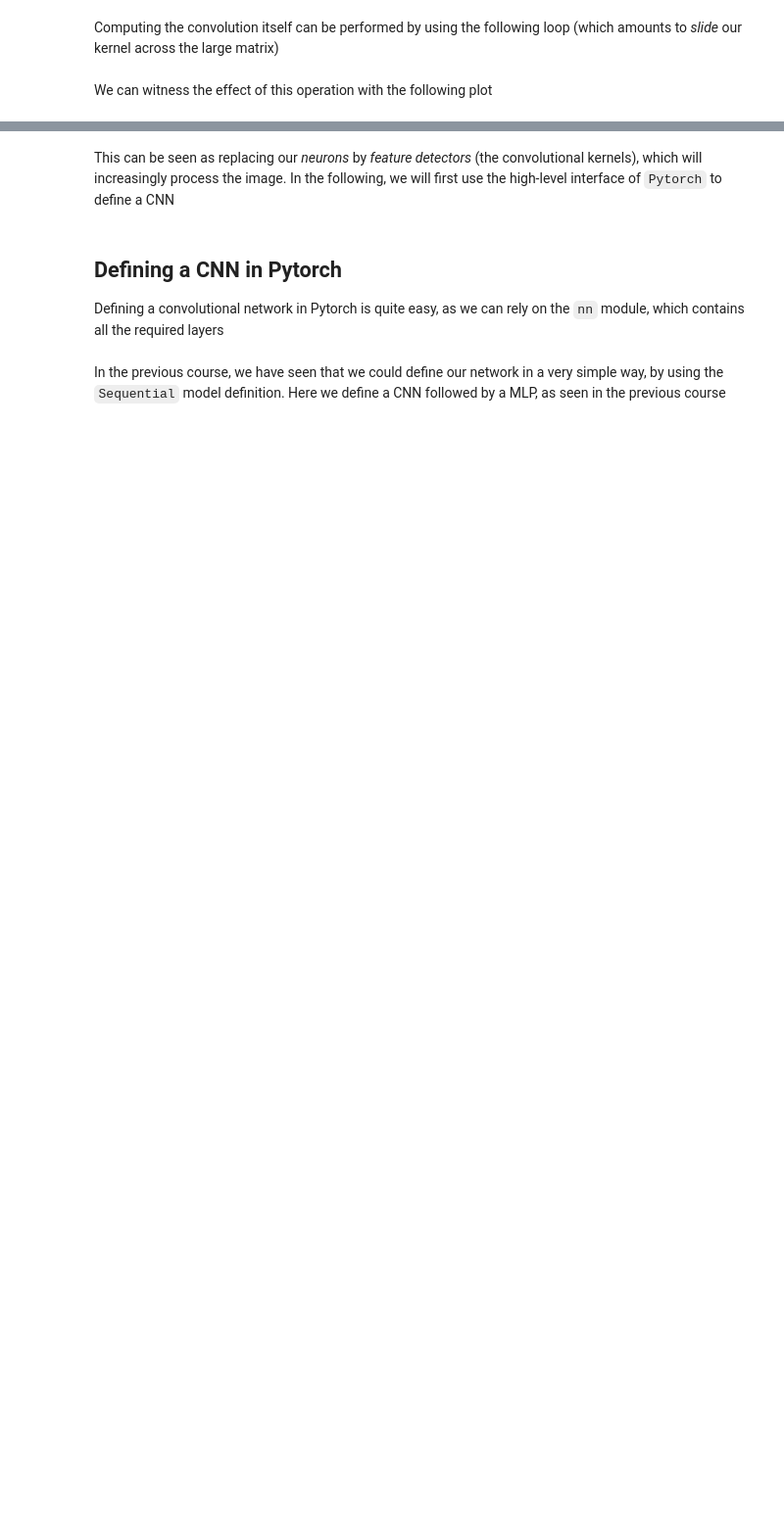
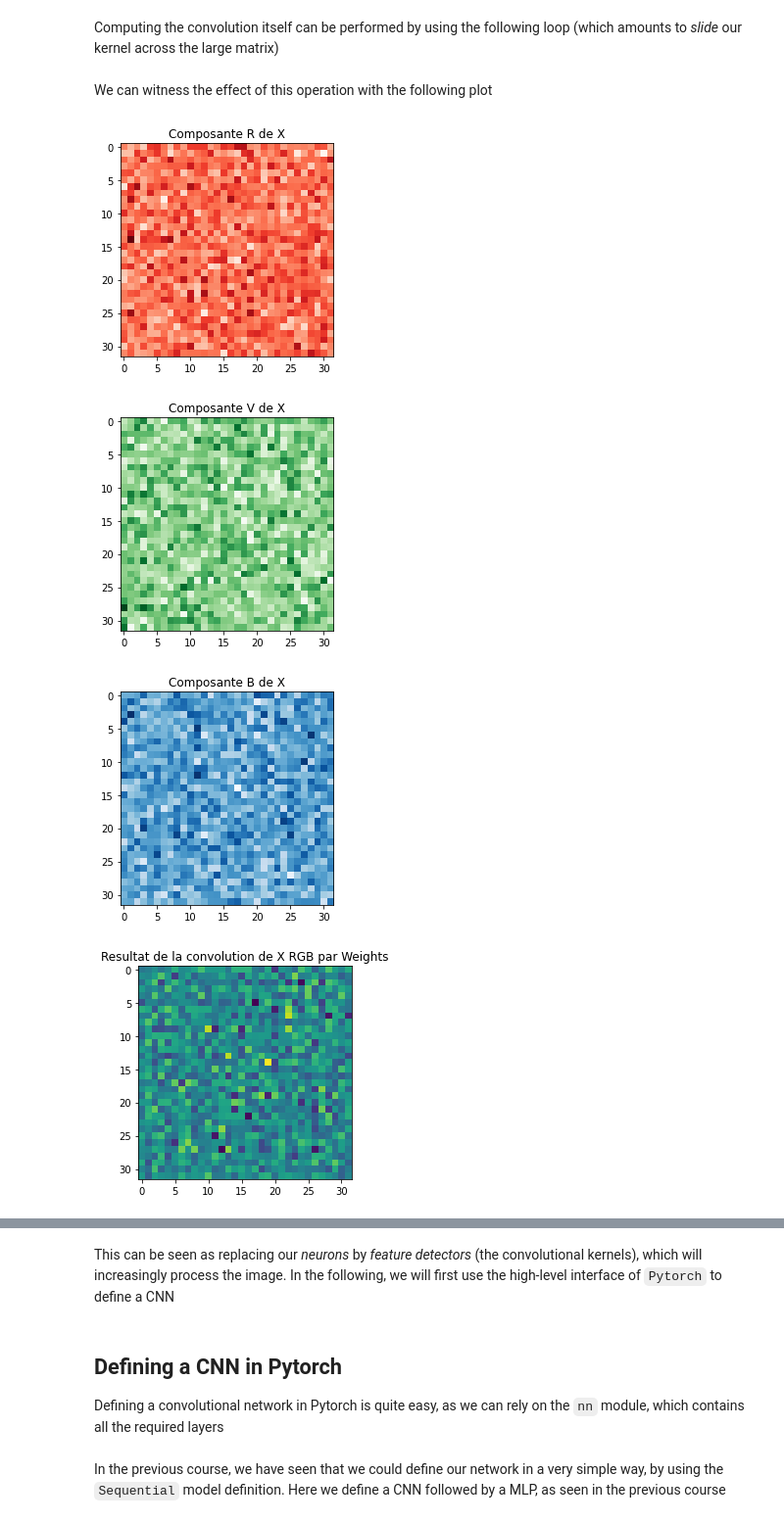
Before and after one commit to HugoAudas/Machine-Learning-ATIAM, a Jupyter notebook: 02b_advanced_networks.ipynb, the cells around one changed output, grey strips where cells are left out. Shown at 98% size. Cells and saved outputs as stored; diff of their text form; code cells hidden in the pictures; blank space fills up the shorter version.

```diff
--- a/02b_advanced_networks.ipynb
+++ b/02b_advanced_networks.ipynb
@@ -65,3 +61,24 @@ We can witness the effect of this operation with the following plot
+# %%
+import matplotlib.pyplot as plt
+
+plt.imshow(x[0],cmap='Reds')
+plt.title('Composante R de X')
+plt.show()
+plt.imshow(x[1],cmap='Greens')
+plt.title('Composante V de X')
+plt.show()
+plt.imshow(x[2],cmap='Blues')
+plt.title('Composante B de X')
+plt.show()
+
+plt.imshow(y[0])
+plt.title('Resultat de la convolution de X RGB par Weights')
+plt.show()
+# %% [output]
+[figure, added]
+[figure, added]
+[figure, added]
+[figure, added]
 # %% [markdown]
 ## Convolutional Neural Networks (CNN)
 
```
Also changed, not shown: parts of 6 cells of this notebook, 1 other file.
